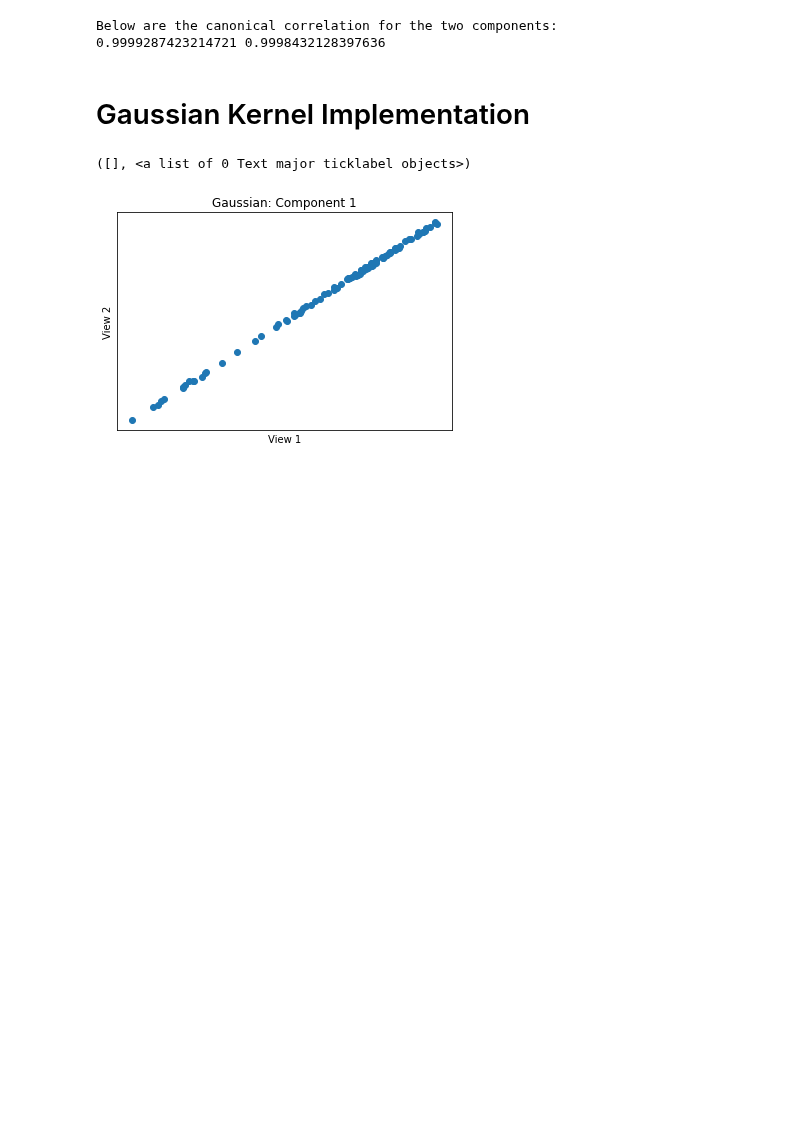
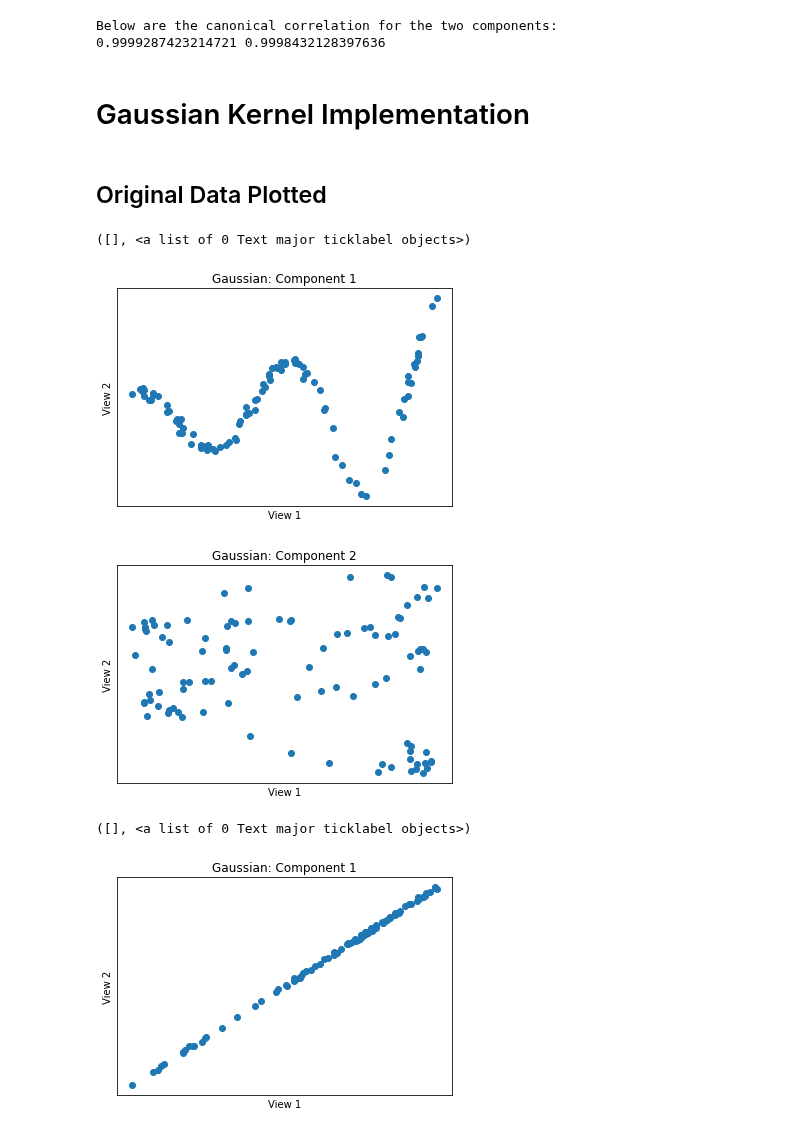
Before and after one commit to mvlearn/mvlearn, a Jupyter notebook: docs/tutorials/embed/kcca_tutorial.ipynb, the cells around one changed output. Drawn from its saved outputs; the diff is of its cells as text; code cells hidden in the pictures; blank space fills up the shorter version.

```diff
--- a/docs/tutorials/embed/kcca_tutorial.ipynb
+++ b/docs/tutorials/embed/kcca_tutorial.ipynb
@@ -149,6 +233,28 @@ Below are the canonical correlation for the two components:
 Xsg = make_data("gaussian", 100)
 kcca_g = KCCA(ktype ="gaussian", sigma = 3.0, n_components = 2)
 gausskcca = kcca_g.fit_transform(Xsg)
+# %% [markdown]
+## Original Data Plotted
+# %%
+fig = plt.figure()
+plt.scatter(Xsg[0][:,0], Xsg[1][:,0])
+plt.title('Gaussian: Component 1')
+plt.xlabel('View 1')
+plt.ylabel('View 2')
+plt.xticks([])
+plt.yticks([])
+
+fig = plt.figure()
+plt.scatter(Xsg[0][:,1], Xsg[1][:,1])
+plt.title('Gaussian: Component 2')
+plt.xlabel('View 1')
+plt.ylabel('View 2')
+plt.xticks([])
+plt.yticks([])
+# %% [output]
+([], <a list of 0 Text major ticklabel objects>)
+[figure, added]
+[figure, added]
 # %%
 fig = plt.figure()
 plt.scatter(gausskcca[0][:,0], gausskcca[1][:,0])
```
Also changed, not shown: parts of 6 cells of this notebook.
